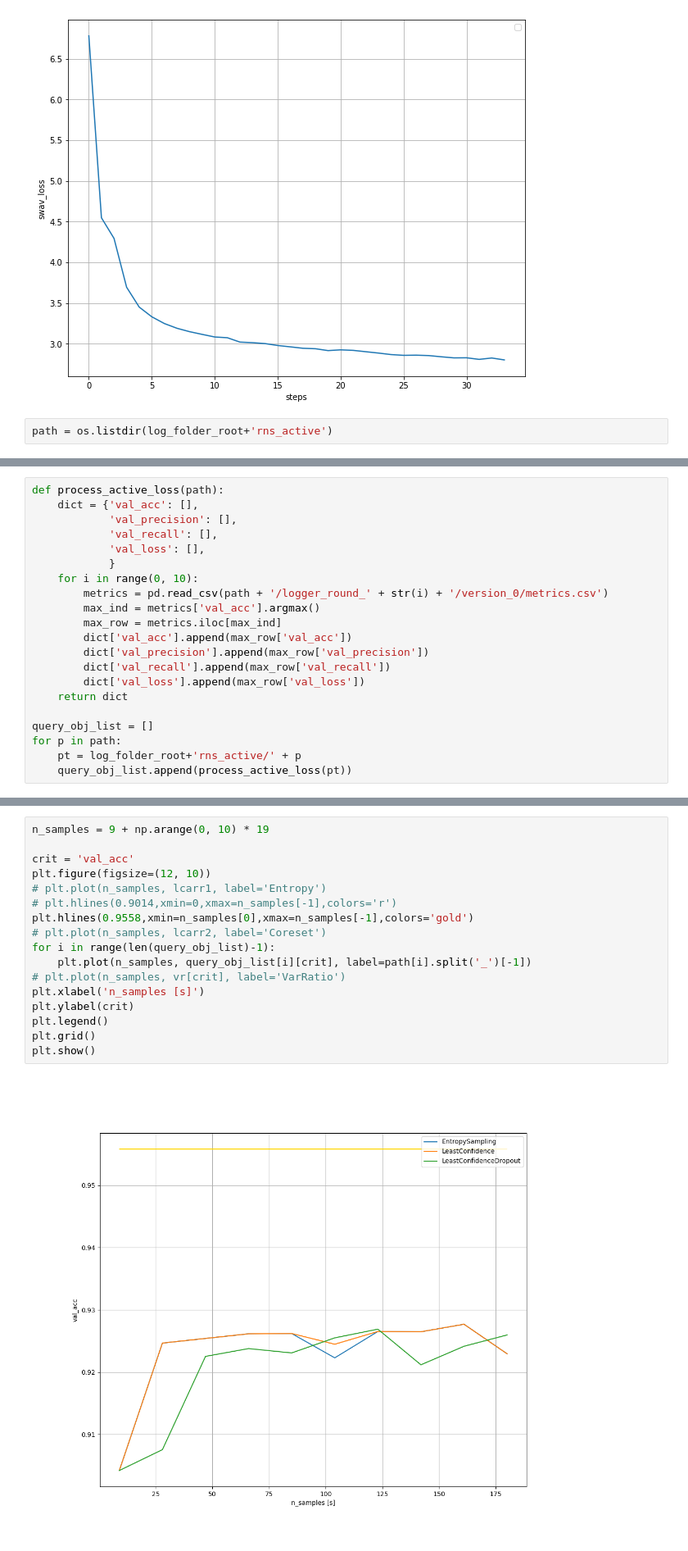
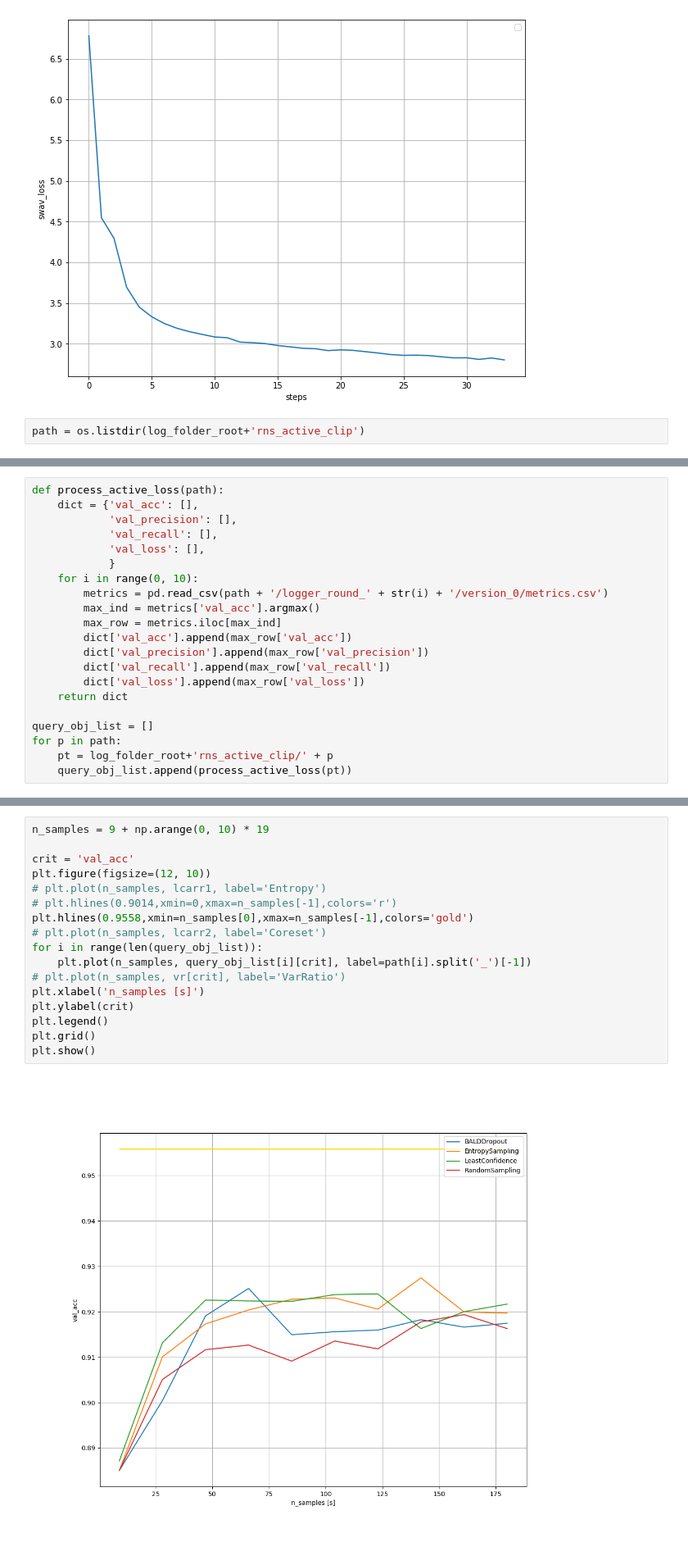
Before and after one commit to penn-cnt/RNS_Annotation-Pipeline, a Jupyter notebook: scripts/RNS_LITT_ANNOTATION_PIPELINE/rns_scripts/kaggle_rns_plot.ipynb, the cells around one changed output, grey strips where cells are left out. Shown at 82% size. Drawn from its saved outputs; the diff is of its cells as text.

```diff
--- a/scripts/RNS_LITT_ANNOTATION_PIPELINE/rns_scripts/kaggle_rns_plot.ipynb
+++ b/scripts/RNS_LITT_ANNOTATION_PIPELINE/rns_scripts/kaggle_rns_plot.ipynb
@@ -84,7 +84,7 @@ plt.show()
 No artists with labels found to put in legend.  Note that artists whose label start with an underscore are ignored when legend() is called with no argument.
 [figure]
 # %%
-path = os.listdir(log_folder_root+'rns_active')
+path = os.listdir(log_folder_root+'rns_active_clip')
 # %%
 path
 # %% [output]
@@ -111,7 +111,7 @@ def process_active_loss(path):
 
 query_obj_list = []
 for p in path:
-    pt = log_folder_root+'rns_active/' + p
+    pt = log_folder_root+'rns_active_clip/' + p
     query_obj_list.append(process_active_loss(pt))
 # %%
 query_obj_list
@@ -136,19 +136,19 @@ query_obj_list
 # %%
 n_samples = 9 + np.arange(0, 10) * 19
 
 crit = 'val_acc'
 plt.figure(figsize=(12, 10))
 # plt.plot(n_samples, lcarr1, label='Entropy')
 # plt.hlines(0.9014,xmin=0,xmax=n_samples[-1],colors='r')
 plt.hlines(0.9558,xmin=n_samples[0],xmax=n_samples[-1],colors='gold')
 # plt.plot(n_samples, lcarr2, label='Coreset')
-for i in range(len(query_obj_list)-1):
+for i in range(len(query_obj_list)):
     plt.plot(n_samples, query_obj_list[i][crit], label=path[i].split('_')[-1])
 # plt.plot(n_samples, vr[crit], label='VarRatio')
 plt.xlabel('n_samples [s]')
 plt.ylabel(crit)
 plt.legend()
 plt.grid()
 plt.show()
 # %% [output]
-[figure, old version]
+[figure, new version]
```
Also changed, not shown: parts of 2 cells of this notebook, 10 other files.
